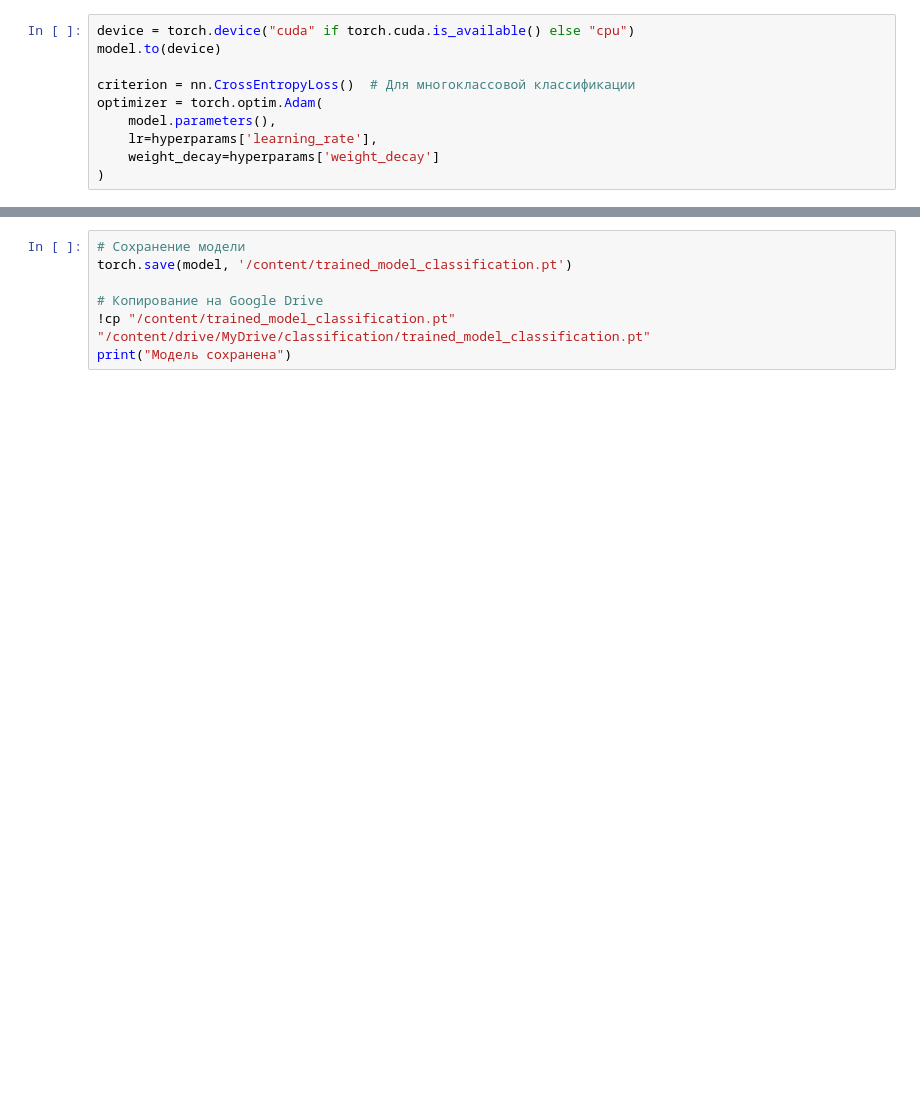
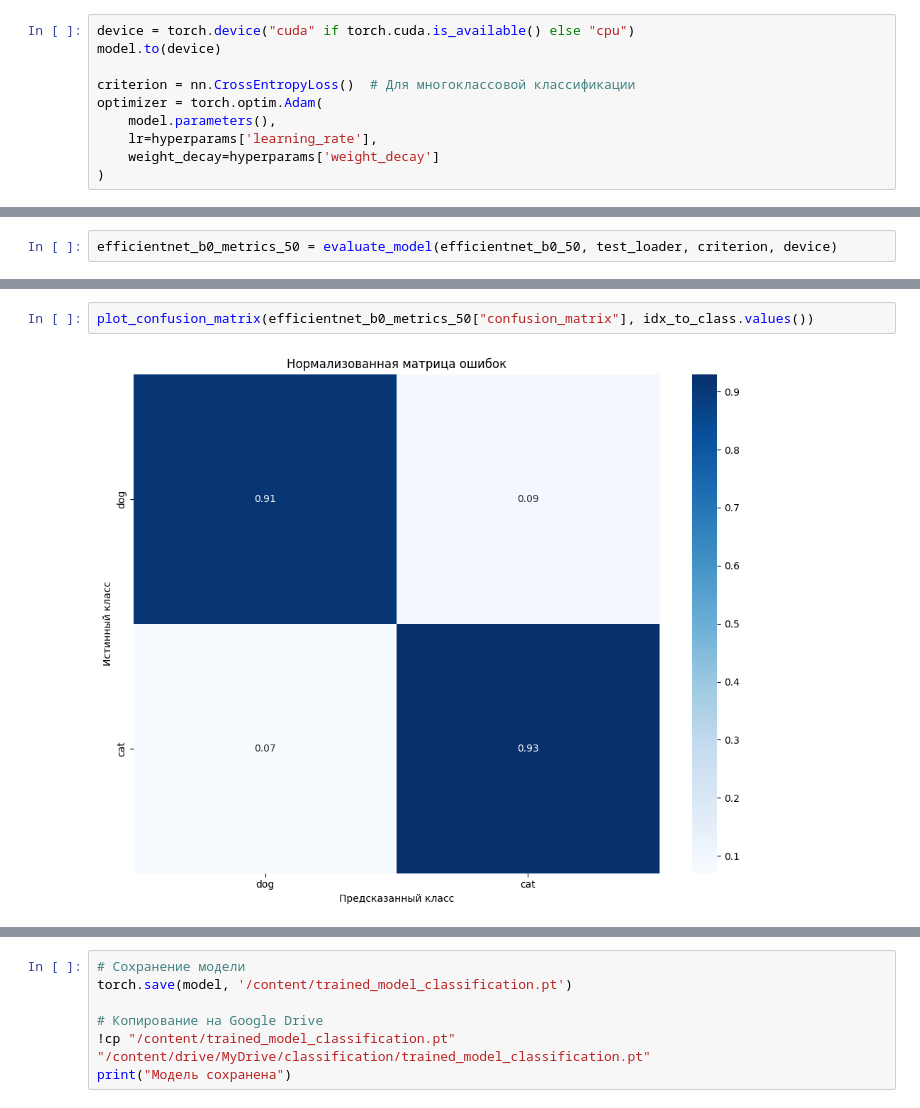
Before and after one commit to lpestov/interactive_ai_model_builder, a Jupyter notebook: models/classification/notebooks/classification_neural_network.ipynb, the cells around one changed output, grey strips where cells are left out. Saved outputs shown, nothing was run; the diff lists cells and outputs as text; blank space fills up the shorter version.

```diff
--- a/models/classification/notebooks/classification_neural_network.ipynb
+++ b/models/classification/notebooks/classification_neural_network.ipynb
@@ -252,0 +501,2 @@ for epoch in range(hyperparams['num_epochs']):
+# %%
+efficientnet_b0_metrics_50 = evaluate_model(efficientnet_b0_50, test_loader, criterion, device)
@@ -252,0 +534,4 @@ for epoch in range(hyperparams['num_epochs']):
+# %%
+plot_confusion_matrix(efficientnet_b0_metrics_50["confusion_matrix"], idx_to_class.values())
+# %% [output]
+[figure, added]
```
Also changed, not shown: parts of 37 cells of this notebook.
